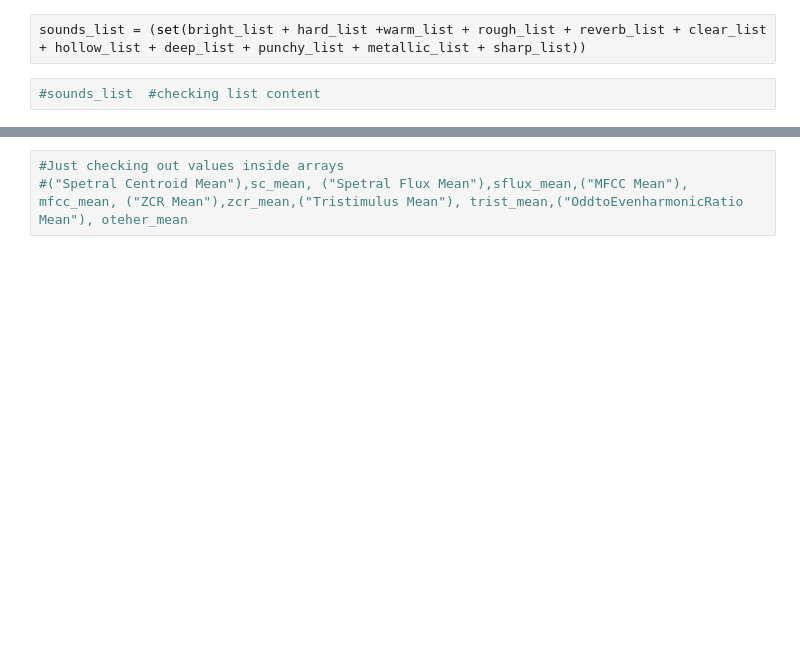
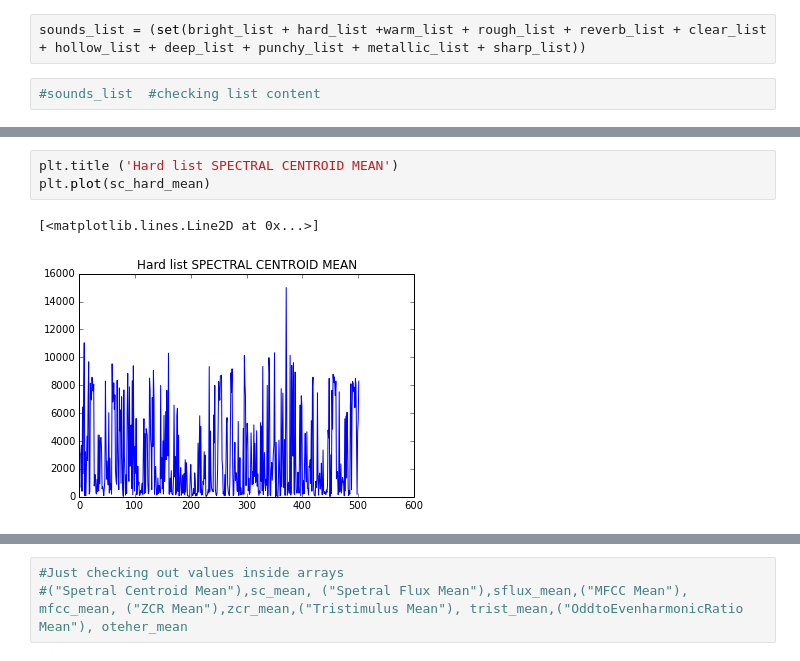
Before and after one commit to pedrogogo/SMC_Th, a Jupyter notebook: json_read_computing_essentia_descriptors.ipynb, the cells around one changed output, grey strips where cells are left out. Drawn from its saved outputs; the diff is of its cells as text; blank space fills up the shorter version.

```diff
--- a/json_read_computing_essentia_descriptors.ipynb
+++ b/json_read_computing_essentia_descriptors.ipynb
@@ -138,0 +169,6 @@ oteher_mean = np.array(oteher_mean)
+# %%
+plt.title ('Hard list SPECTRAL CENTROID MEAN')
+plt.plot(sc_hard_mean)
+# %% [output]
+[<matplotlib.lines.Line2D at 0x...>]
+[figure, added]
```
Also changed, not shown: parts of 13 cells of this notebook.
